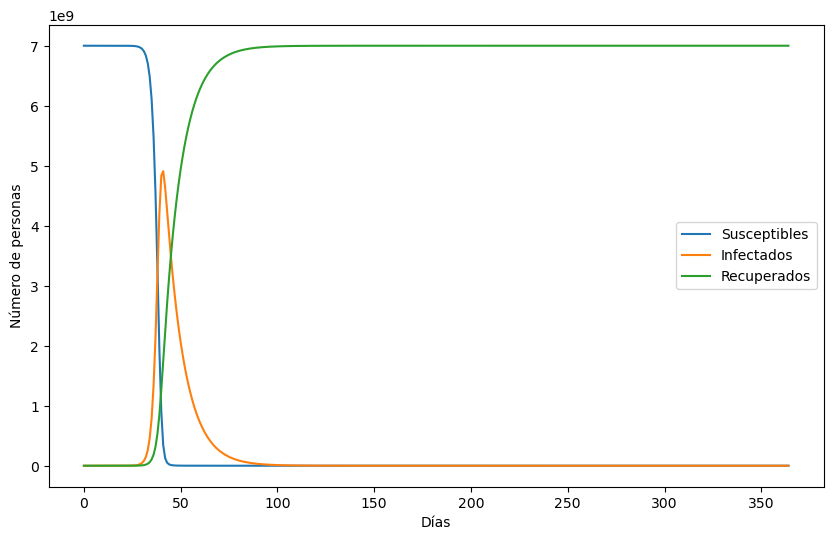
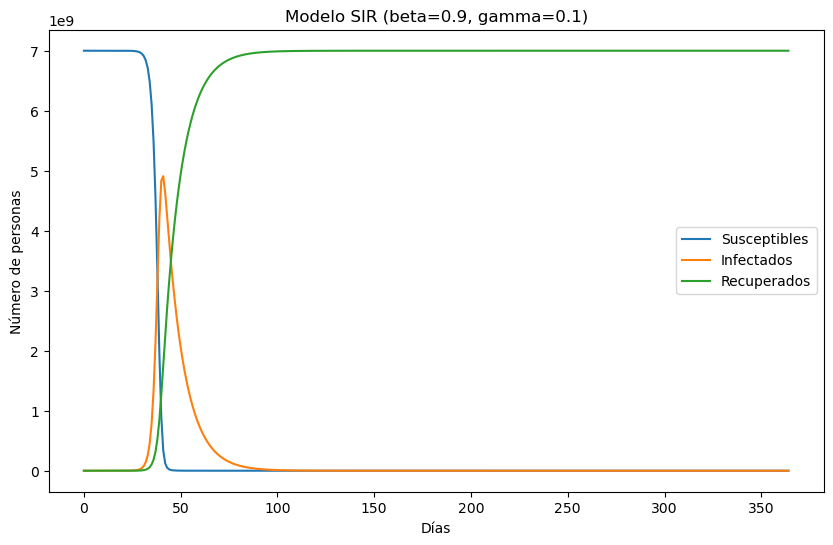
Code edit (unified diff) that turned the first committed figure into the second:
--- before
+++ after
@@ -8,4 +8,5 @@
 plt.xlabel('Días')
 plt.ylabel('Número de personas')
+plt.title('Modelo SIR (beta={}, gamma={})'.format(beta, gamma))
 plt.legend()
 plt.show()

Commit: Actualización de títulos en gráficos de los modelos para incluir parámetros específicos.